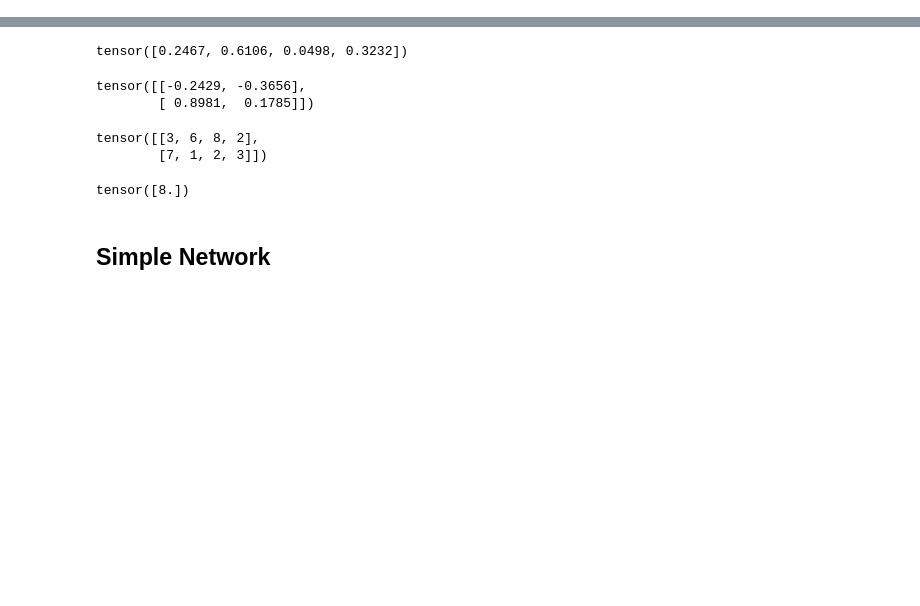
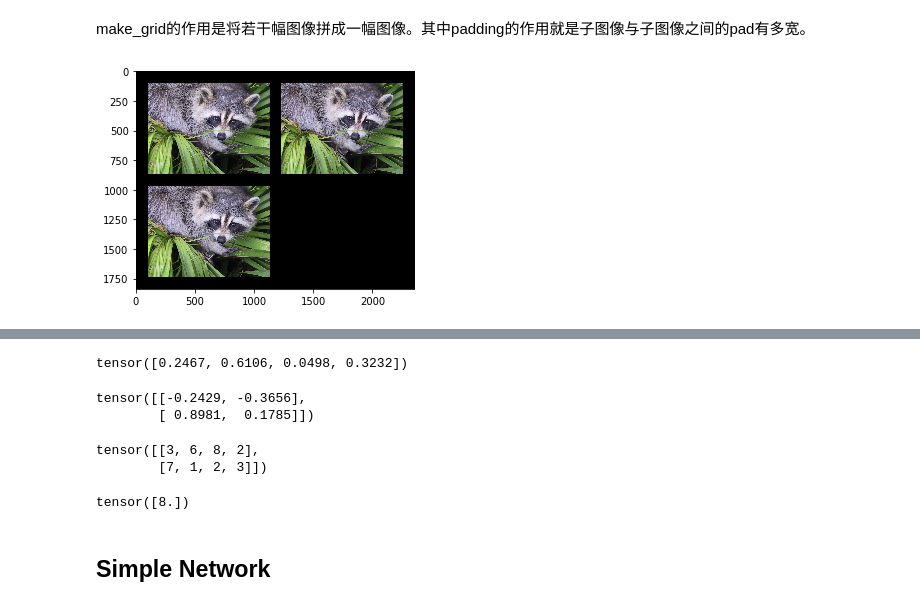
Before and after one commit to zhicaihuang/AI_workshop, a Jupyter notebook: torchDemo.ipynb, the cells around one changed output, grey strips where cells are left out. Saved outputs shown, nothing was run; the diff lists cells and outputs as text; code cells hidden in the pictures; blank space fills up the shorter version.

```diff
--- a/torchDemo.ipynb
+++ b/torchDemo.ipynb
@@ -2,0 +77,5 @@ import torch
+# %%
+%matplotlib inline
+def show(img):
+    npimg = img.numpy()
+    plt.imshow(np.transpose(npimg, (1,2,0)), interpolation="nearest")
@@ -2,0 +84,3 @@ import torch
+# %%
+lena = scipy.misc.face()
+lena.shape
@@ -2,0 +89,3 @@ import torch
+# %%
+img = Transforms.ToTensor()(lena)
+print(img.size())
@@ -2,0 +94,2 @@ import torch
+# %%
+imgList = [img, img, img, img.clone().fill_(-10)]
@@ -2,0 +116,6 @@ import torch
+# %% [markdown]
+make_grid的作用是将若干幅图像拼成一幅图像。其中padding的作用就是子图像与子图像之间的pad有多宽。
+# %%
+show(make_grid(imgList, padding=100, nrow=2, normalize=True,range=(0,1)))
+# %% [output]
+[figure, added]
```
Also changed, not shown: parts of 27 cells of this notebook.
